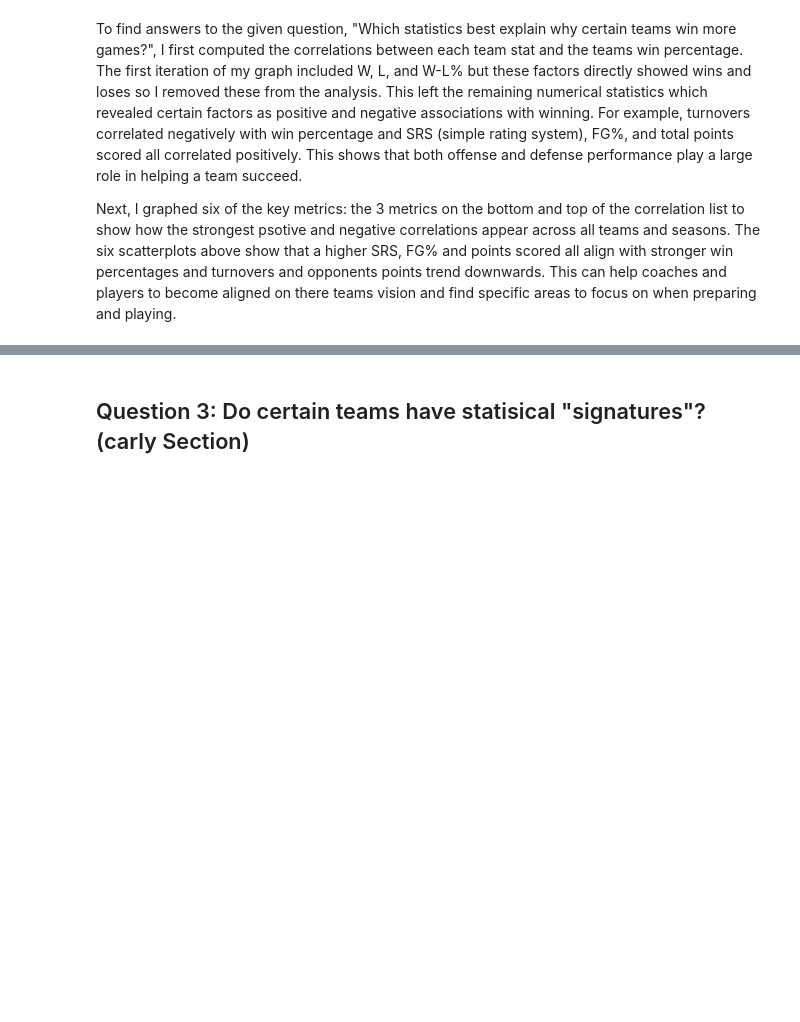
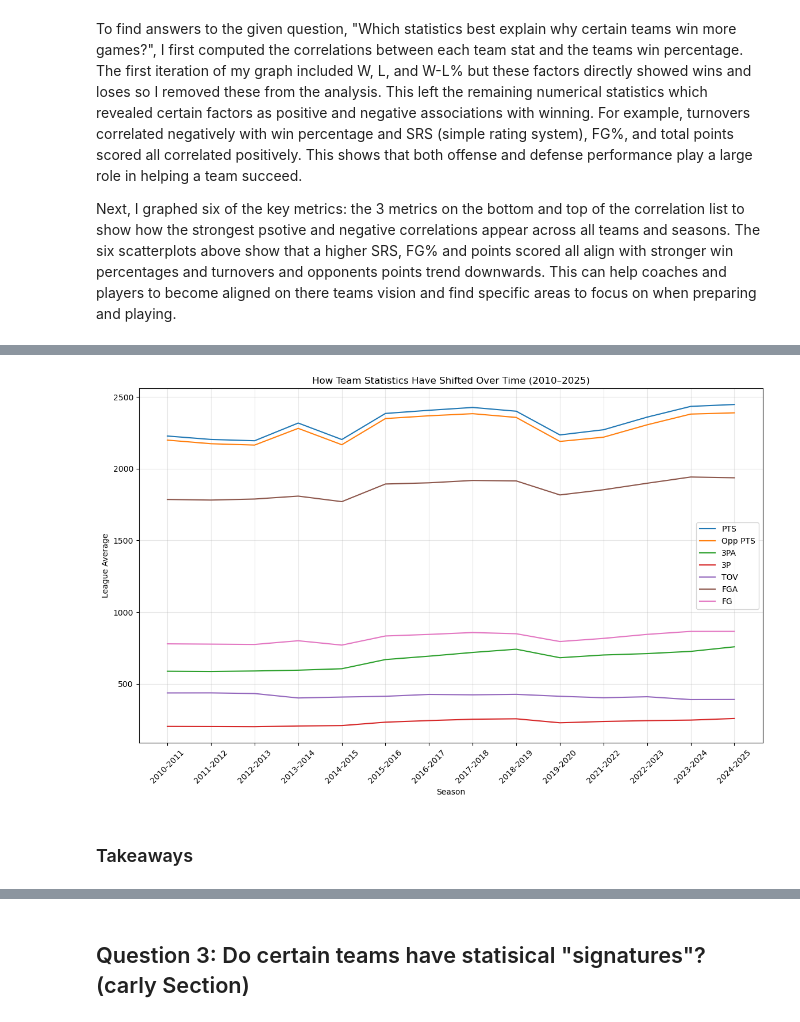
Before and after one commit to ccw0076/EDA_Project, a Jupyter notebook: eda_cbb_project.ipynb, the cells around one changed output, grey strips where cells are left out. Cells and saved outputs as stored; diff of their text form; code cells hidden in the pictures; blank space fills up the shorter version.

```diff
--- a/eda_cbb_project.ipynb
+++ b/eda_cbb_project.ipynb
@@ -237,0 +240,22 @@ NameError: name 'yearly' is not defined
+# %%
+#make a new variable which contains all seasons expect 2020-2021
+season_trends_no_covid = season_trends[season_trends["Season"] != "2020-2021"]
+# %%
+stats_to_plot = ["PTS", "Opp PTS", "3PA", "3P", "TOV", "FGA", "FG"]
+
+plt.figure(figsize=(14, 8))
+
+for stat in stats_to_plot:
+    sns.lineplot(data=season_trends_no_covid, x="Season", y=stat, label=stat)
+
+plt.xticks(rotation=45)
+plt.title("How Team Statistics Have Shifted Over Time (2010–2025)")
+plt.ylabel("League Average")
+plt.xlabel("Season")
+plt.legend()
+plt.grid(alpha=0.3)
+plt.show()
+# %% [output]
+[figure, added]
+# %% [markdown]
+### Takeaways
```
Also changed, not shown: parts of 13 cells of this notebook.
